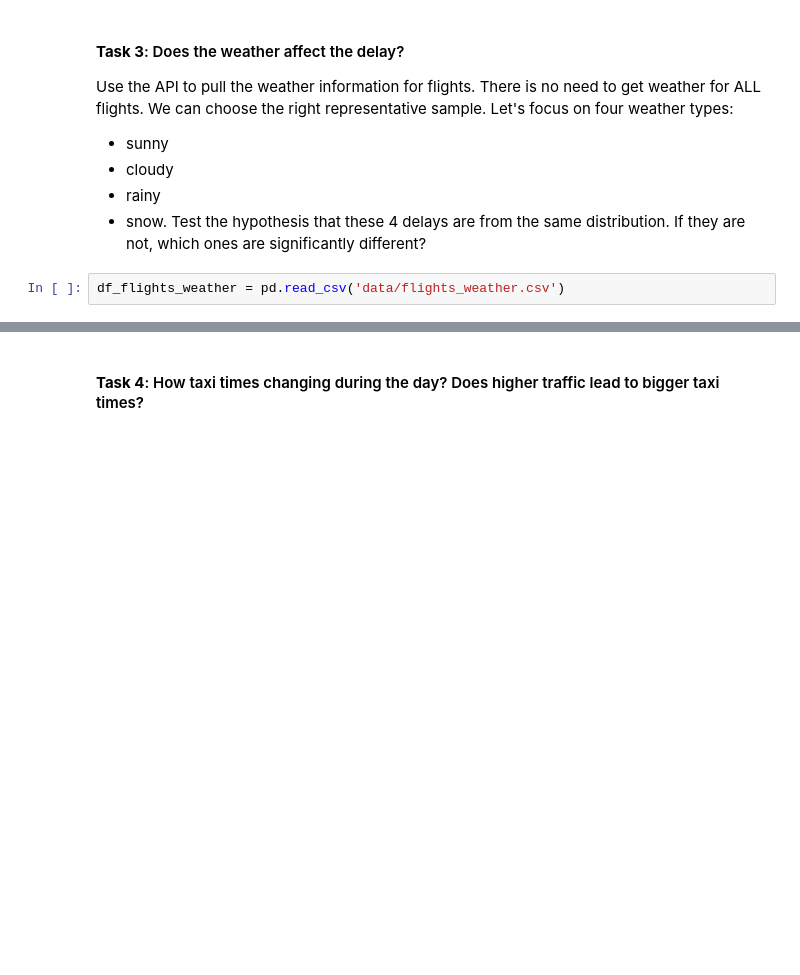
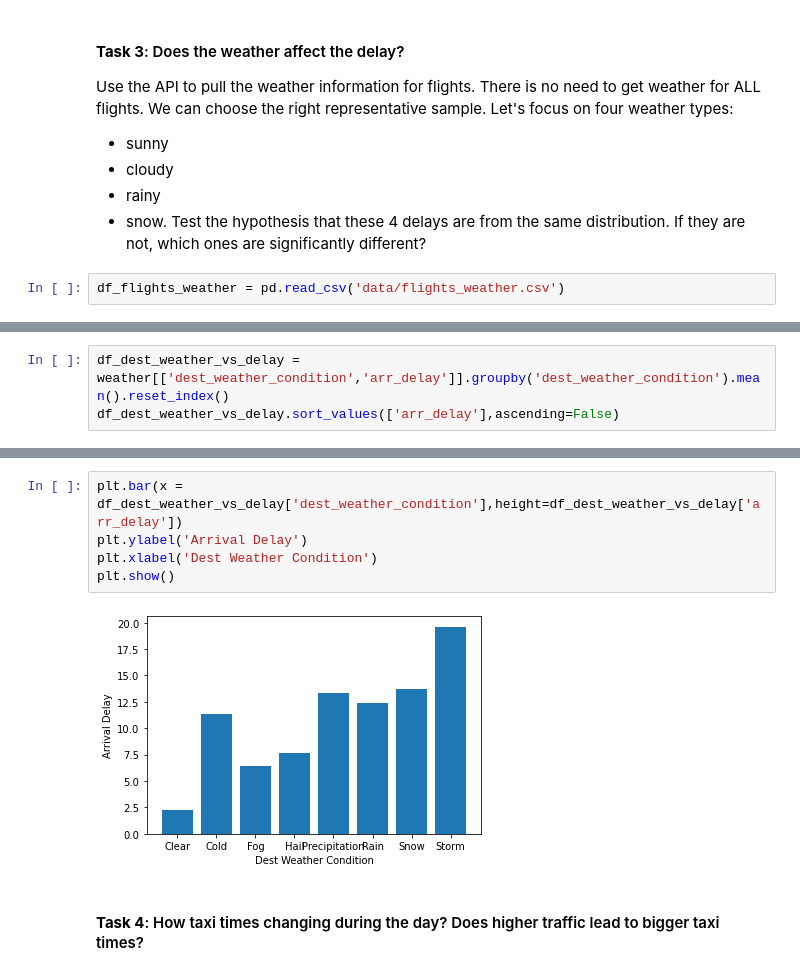
Before and after one commit to bernpb/Flight_Delay_Prediction, a Jupyter notebook: nguyen_exploratory_analysis.ipynb, the cells around one changed output, grey strips where cells are left out. Drawn from its saved outputs; the diff is of its cells as text; blank space fills up the shorter version.

```diff
--- a/nguyen_exploratory_analysis.ipynb
+++ b/nguyen_exploratory_analysis.ipynb
@@ -79,0 +90,3 @@ df_weather_vs_delay
+# %%
+df_dest_weather_vs_delay = weather[['dest_weather_condition','arr_delay']].groupby('dest_weather_condition').mean().reset_index()
+df_dest_weather_vs_delay.sort_values(['arr_delay'],ascending=False)
@@ -87,3 +110,10 @@ plt.show()
+# %%
+plt.bar(x = df_dest_weather_vs_delay['dest_weather_condition'],height=df_dest_weather_vs_delay['arr_delay'])
+plt.ylabel('Arrival Delay')
+plt.xlabel('Dest Weather Condition')
+plt.show()
+# %% [output]
+[figure, added]
 # %% [markdown]
 #### **Task 4**: How taxi times changing during the day? Does higher traffic lead to bigger taxi times?
 # %%
```
Also changed, not shown: parts of 9 cells of this notebook.
